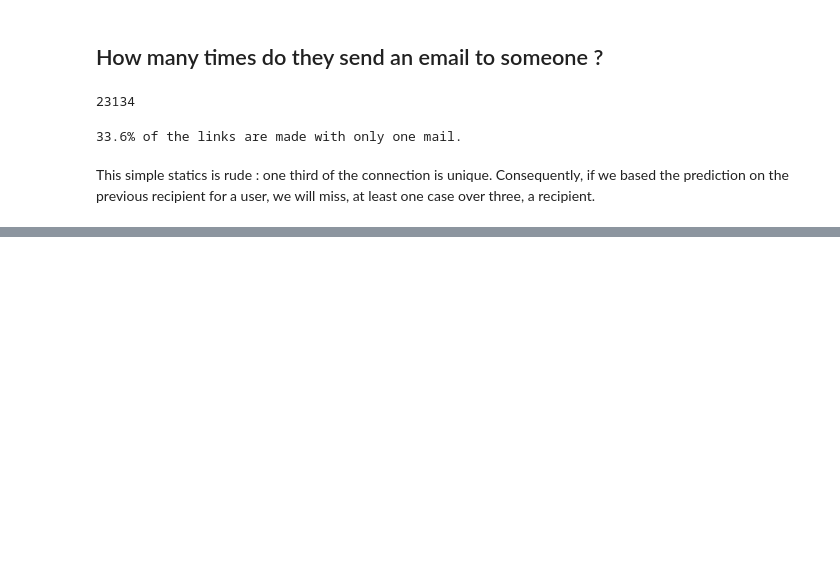
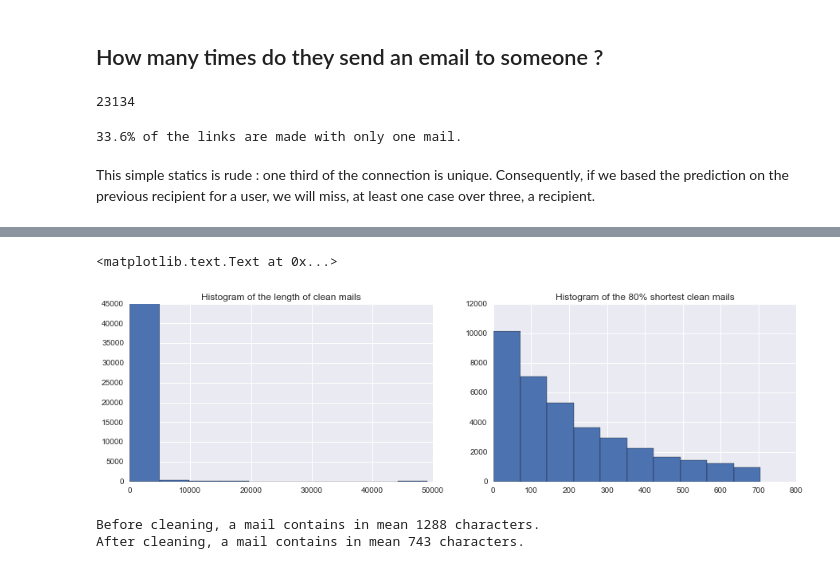
Before and after one commit to Guepardow/Altegrad, a Jupyter notebook: code/2 - Analysis.ipynb, the cells around one changed output, grey strips where cells are left out. Saved outputs shown, nothing was run; the diff lists cells and outputs as text; code cells hidden in the pictures; blank space fills up the shorter version.

```diff
--- a/code/2 - Analysis.ipynb
+++ b/code/2 - Analysis.ipynb
@@ -244,0 +210,24 @@ They do exist !
+# %%
+#All the lengths of mails
+length_clean_mails = list(length_clean_mail_training) + list(length_clean_mail_test)
+length_clean_mails = sorted(length_clean_mails)
+
+plt.figure(figsize=(15.0, 4.0))
+
+plt.subplot(1, 2, 1)
+plt.hist(length_clean_mails)
+plt.title('Histogram of the length of clean mails')
+
+plt.subplot(1, 2, 2)
+limit = int(0.8*len(length_clean_mails))
+plt.hist(length_clean_mails[:limit])
+plt.title('Histogram of the 80% shortest clean mails')
+# %% [output]
+<matplotlib.text.Text at 0x...>
+[figure, added]
+# %%
+print('Before cleaning, a mail contains on average %.0f characters.' %np.mean(length_mails))
+print('After cleaning, a mail contains on average %.0f characters.' %np.mean(length_clean_mails))
+# %% [output]
+Before cleaning, a mail contains in mean 1288 characters.
+After cleaning, a mail contains in mean 743 characters.
```
Also changed, not shown: parts of 21 cells of this notebook, 2 other files.
